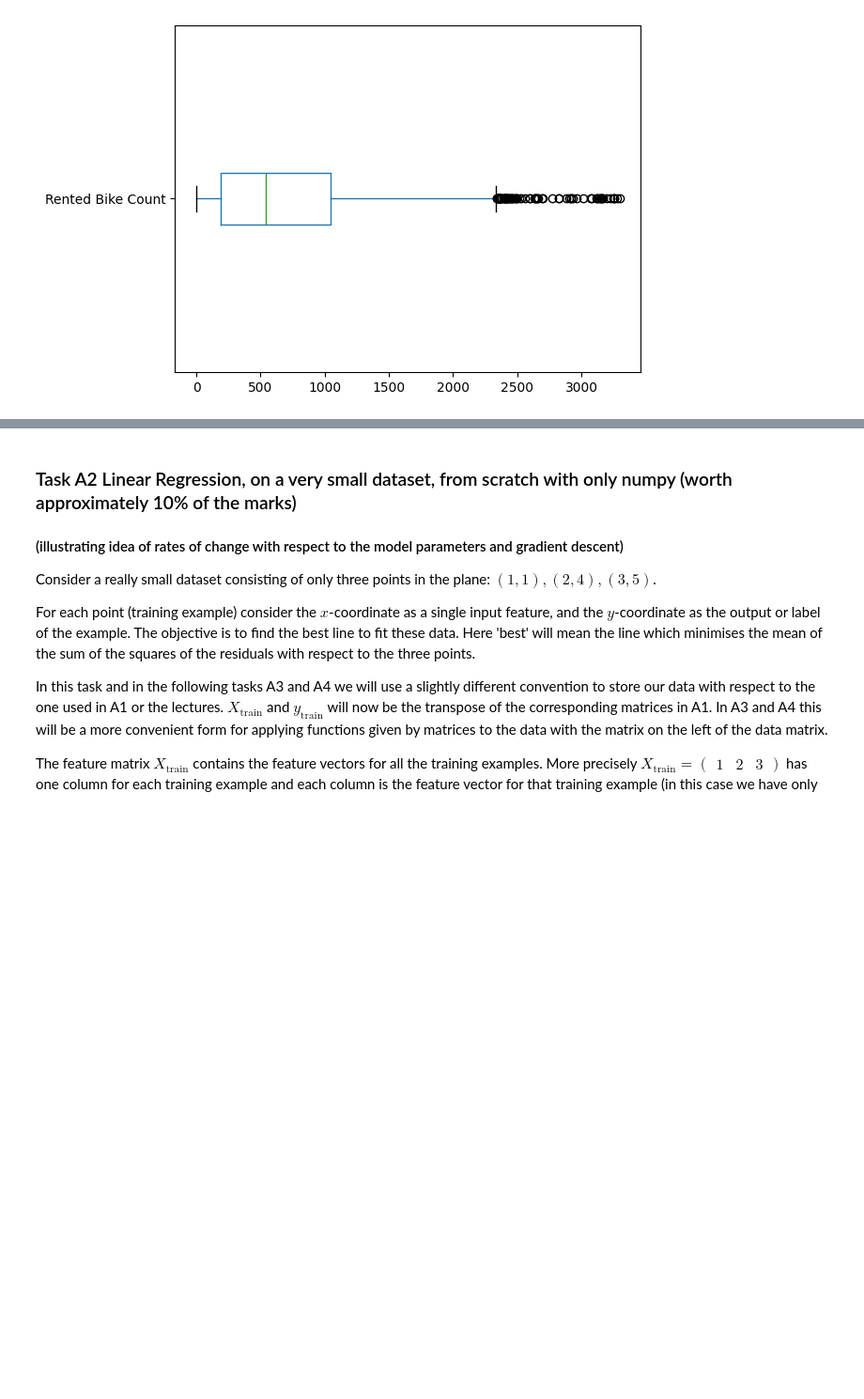
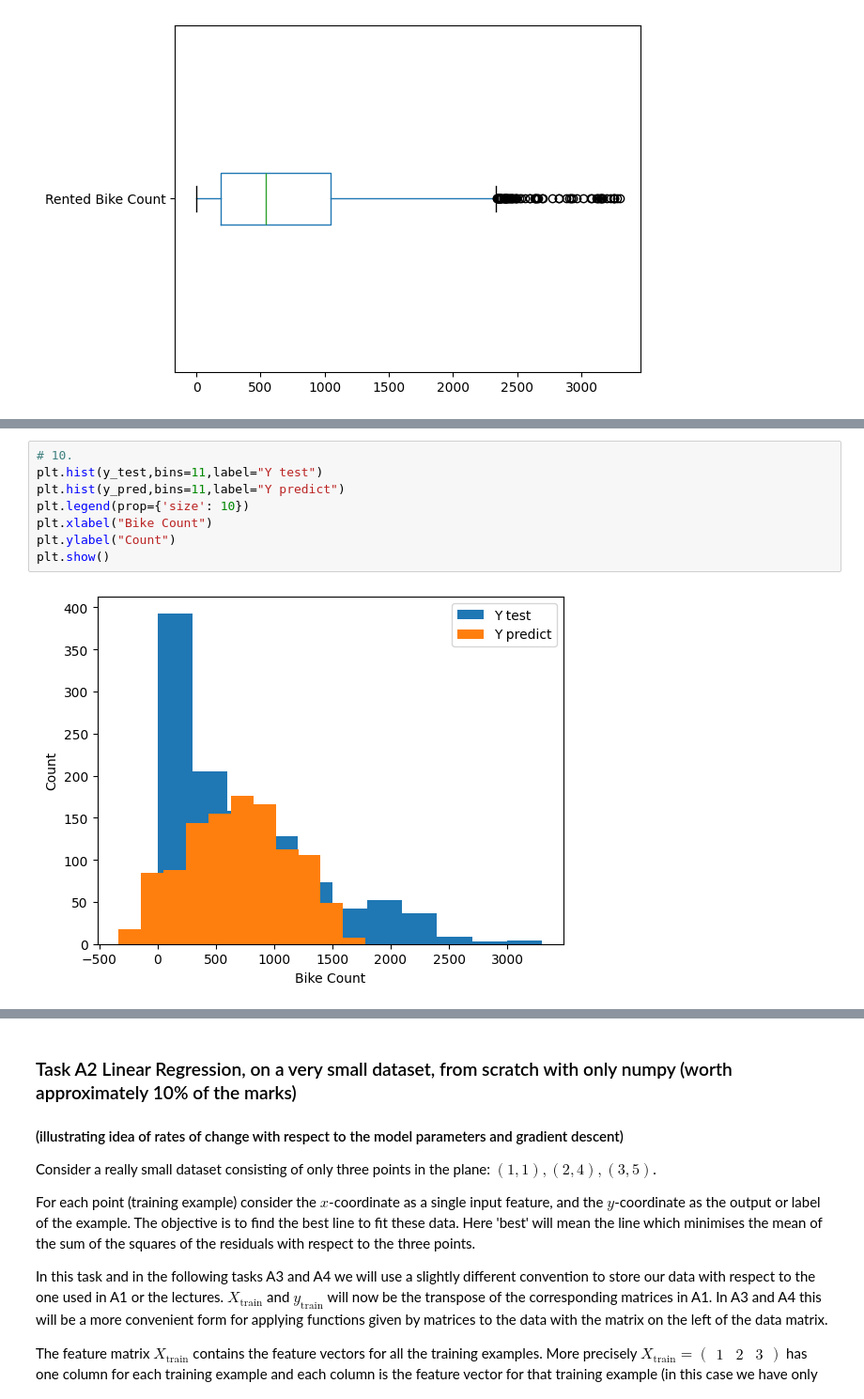
Before and after one commit to WillTalbot06/Machine-Learning-Project-Files, a Jupyter notebook: Machine_Learning_Project_Specification.ipynb, the cells around one changed output, grey strips where cells are left out. Shown at 94% size. Cells and saved outputs as stored; diff of their text form; blank space fills up the shorter version.

```diff
--- a/Machine_Learning_Project_Specification.ipynb
+++ b/Machine_Learning_Project_Specification.ipynb
@@ -172,0 +192,10 @@ NameError: name 'x_train' is not defined
+# %%
+# 10.
+plt.hist(y_test,bins=11,label="Y test")
+plt.hist(y_pred,bins=11,label="Y predict")
+plt.legend(prop={'size': 10})
+plt.xlabel("Bike Count")
+plt.ylabel("Count")
+plt.show()
+# %% [output]
+[figure, added]
```
Also changed, not shown: parts of 10 cells of this notebook.
